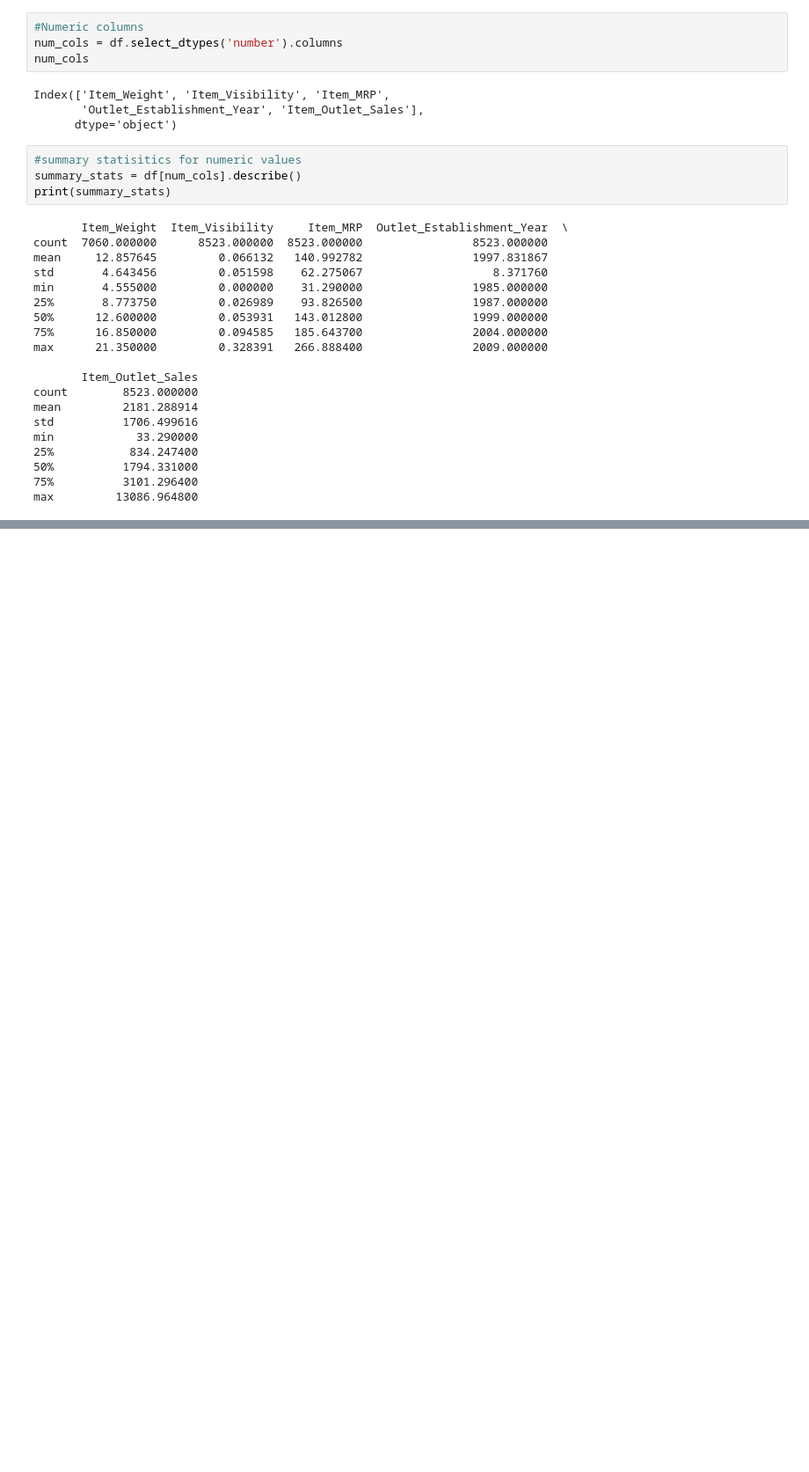
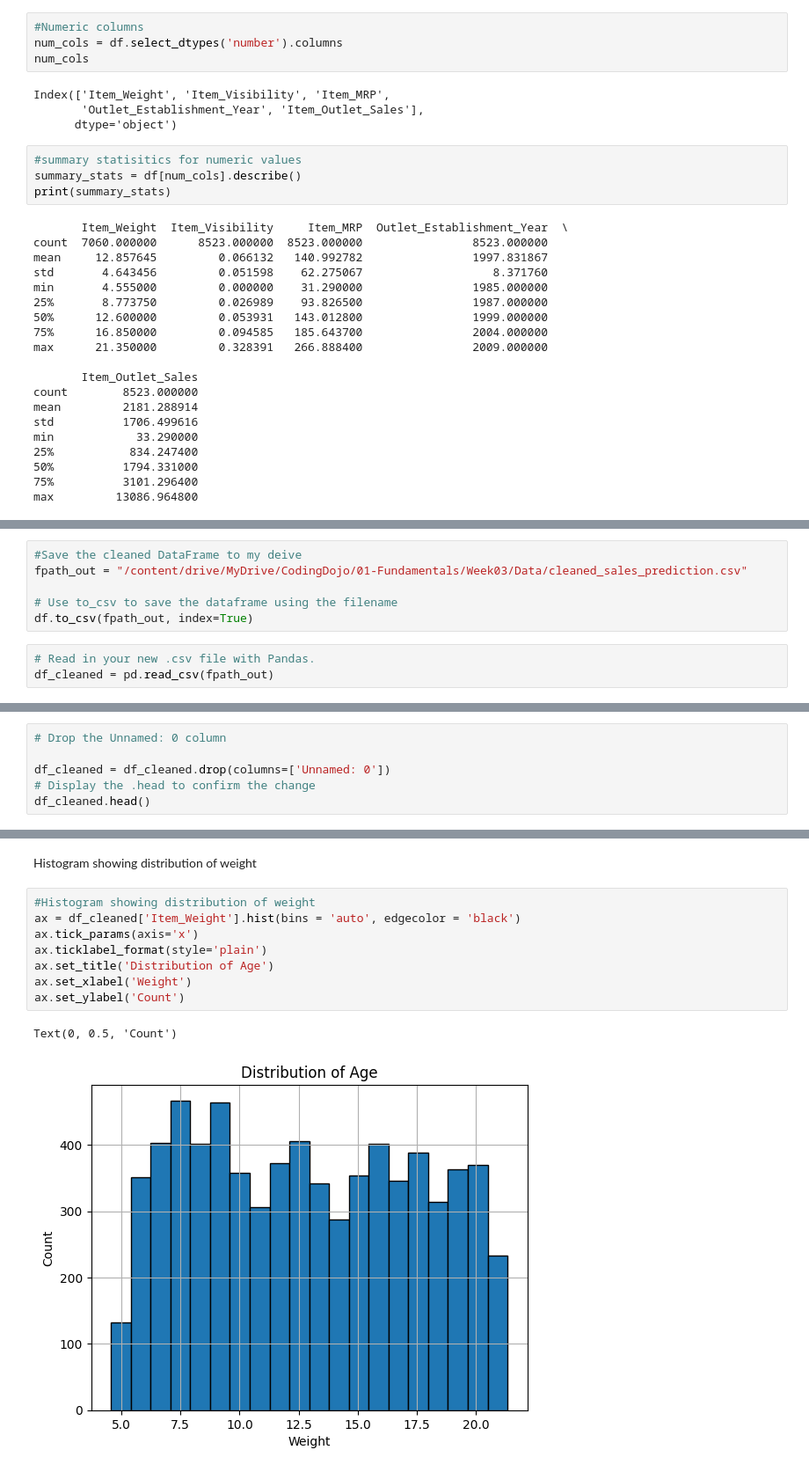
Before and after one commit to Josey1/Prediction-of-Product-Sales, a Jupyter notebook: sales_prediction_project.ipynb, the cells around one changed output, grey strips where cells are left out. Shown at 88% size. Cells and saved outputs as stored; diff of their text form; blank space fills up the shorter version.

Commit message:
Update part 3 of project1_Visualizations

```diff
--- a/sales_prediction_project.ipynb
+++ b/sales_prediction_project.ipynb
@@ -226,0 +230,9 @@ max         13086.964800
+# %%
+#Save the cleaned DataFrame to my deive
+fpath_out = "/content/drive/MyDrive/CodingDojo/01-Fundamentals/Week03/Data/cleaned_sales_prediction.csv"
+
+# Use to_csv to save the dataframe using the filename
+df.to_csv(fpath_out, index=True)
+# %%
+# Read in your new .csv file with Pandas.
+df_cleaned = pd.read_csv(fpath_out)
@@ -226,0 +271,6 @@ max         13086.964800
+# %%
+# Drop the Unnamed: 0 column
+
+df_cleaned = df_cleaned.drop(columns=['Unnamed: 0'])
+# Display the .head to confirm the change
+df_cleaned.head()
@@ -226,0 +291,13 @@ max         13086.964800
+# %% [markdown]
+Histogram showing distribution of weight
+# %%
+#Histogram showing distribution of weight
+ax = df_cleaned['Item_Weight'].hist(bins = 'auto', edgecolor = 'black')
+ax.tick_params(axis='x')
+ax.ticklabel_format(style='plain')
+ax.set_title('Distribution of Age')
+ax.set_xlabel('Weight')
+ax.set_ylabel('Count')
+# %% [output]
+Text(0, 0.5, 'Count')
+[figure, added]
```
Also changed, not shown: parts of 15 cells of this notebook.
